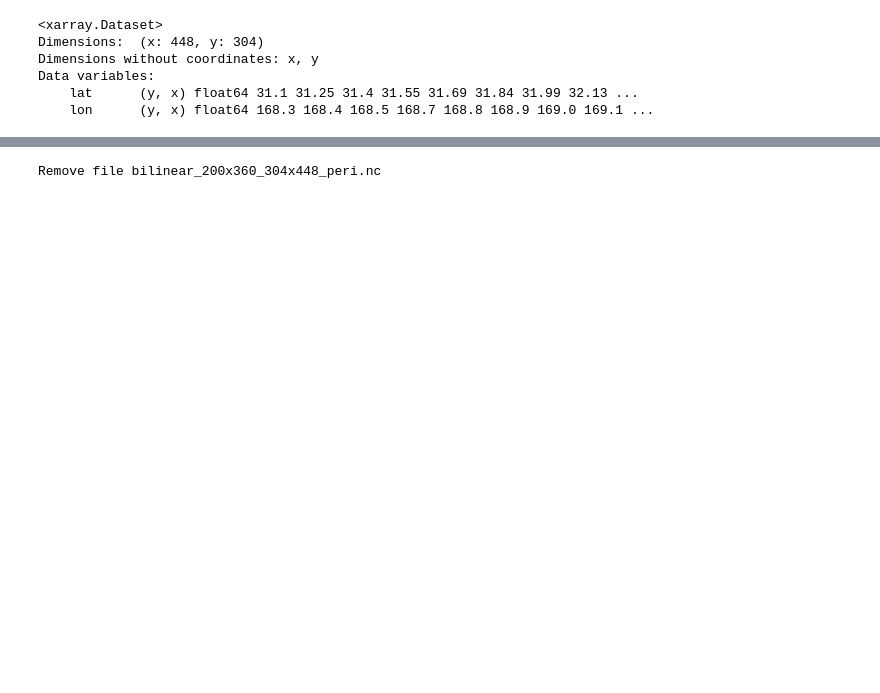
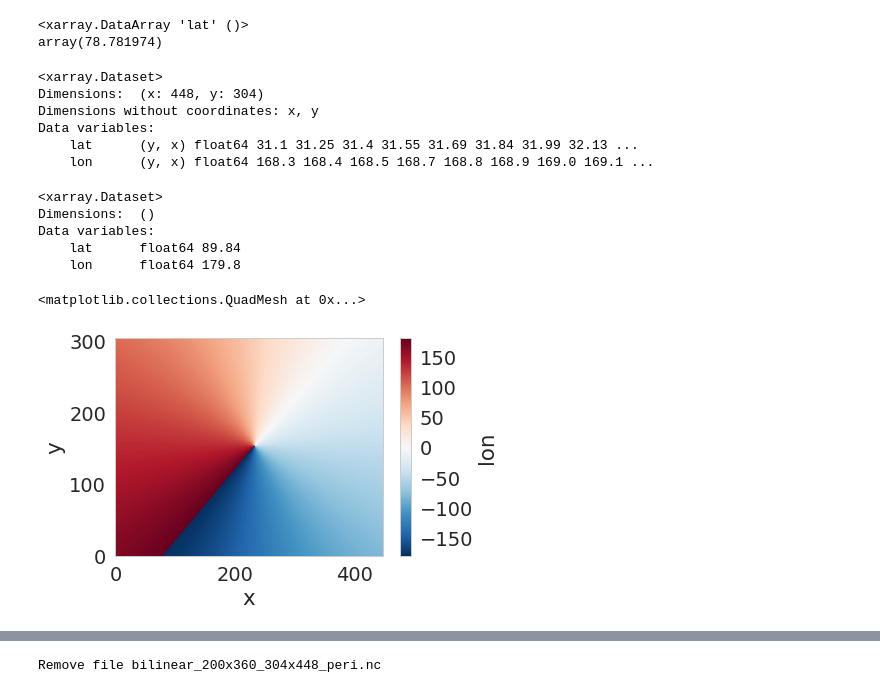
Before and after one commit to NicWayand/ESIO, a Jupyter notebook: Regrid_GFDL.ipynb, the cells around one changed output, grey strips where cells are left out. Drawn from its saved outputs; the diff is of its cells as text; code cells hidden in the pictures; blank space fills up the shorter version.

```diff
--- a/Regrid_GFDL.ipynb
+++ b/Regrid_GFDL.ipynb
@@ -21,6 +25,12 @@ file_in = os.path.join(data_dir, cfile)
 # %%
 # Open Data
 ds = xr.open_dataset(file_in)
+# %%
+# WHY IS THE MODEL MAX LATITUDE AT 78.78 N ?????
+ds.lat.max()
+# %% [output]
+<xarray.DataArray 'lat' ()>
+array(78.781974)
 # %%
 # Average over all sea ice categories
 sic = ds.sic.sum(dim='ct', skipna=False)
@@ -47,7 +57,18 @@ Dimensions without coordinates: x, y
 Data variables:
     lat      (y, x) float64 31.1 31.25 31.4 31.55 31.69 31.84 31.99 32.13 ...
     lon      (y, x) float64 168.3 168.4 168.5 168.7 168.8 168.9 169.0 169.1 ...
+# %%
+ds_out.max()
+# %% [output]
+<xarray.Dataset>
+Dimensions:  ()
+Data variables:
+    lat      float64 89.84
+    lon      float64 179.8
 # %%
 # Plot target lat and lon
-# ds_out.lon.plot.pcolormesh()
+ds_out.lon.plot.pcolormesh()
+# %% [output]
+<matplotlib.collections.QuadMesh at 0x...>
+[figure, added]
 # %%
```
Also changed, not shown: parts of 13 cells of this notebook.
